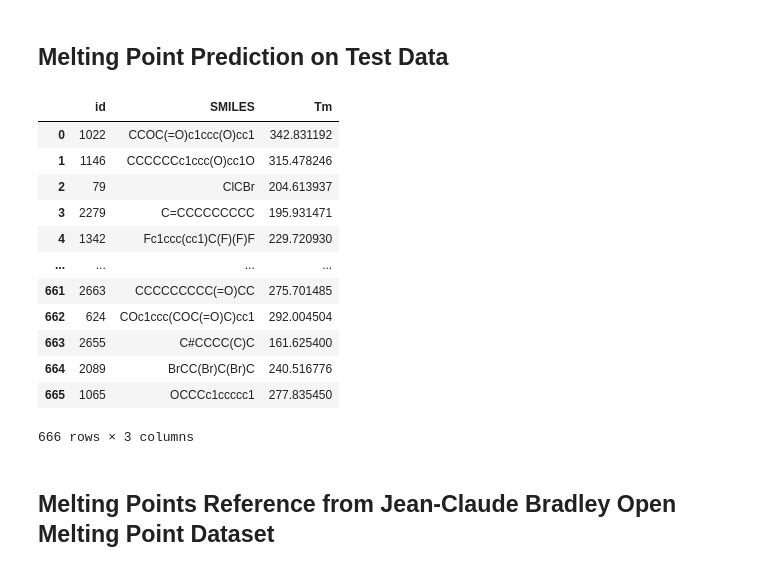
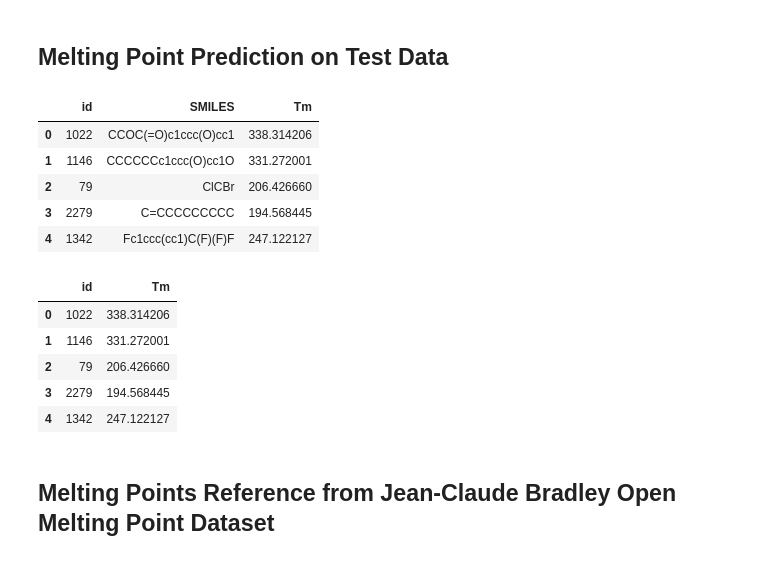
Before and after one commit to deristnoor/python, a Jupyter notebook: project/Data Science & Machine Learning/Melting Points/melting_points.ipynb, the cells around one changed output. Drawn from its saved outputs; the diff is of its cells as text; code cells hidden in the pictures.

```diff
--- a/project/Data Science & Machine Learning/Melting Points/melting_points.ipynb
+++ b/project/Data Science & Machine Learning/Melting Points/melting_points.ipynb
@@ -1004,5 +1010,6 @@ print(f"Best parameters: {best_params}")
 # %%
 final_model = CatBoostRegressor(
+    allow_writing_files=False,
     loss_function="MAE",
     eval_metric="MAE",
     iterations=2000,
@@ -1095,24 +1102,27 @@ combined_test_sample
 X_test_sample = combined_test_sample.drop(columns=['id','SMILES'])
 pred_test_sample = final_model.predict(X_test_sample)
 
-submission = test_sample[['id','SMILES']].copy()
-submission['Tm'] = pred_test_sample
+submission_test = test_sample[['id','SMILES']].copy()
+submission_test['Tm'] = pred_test_sample
+submission_test.head()
+# %% [output]
+|  | id | SMILES | Tm |
+| 0 | 1022 | CCOC(=O)c1ccc(O)cc1 | 338.314206 |
+| 1 | 1146 | CCCCCCc1ccc(O)cc1O | 331.272001 |
+| 2 | 79 | ClCBr | 206.426660 |
+| 3 | 2279 | C=CCCCCCCCC | 194.568445 |
+| 4 | 1342 | Fc1ccc(cc1)C(F)(F)F | 247.122127 |
 # %%
-submission
+submission = submission_test[['id', 'Tm']]
+submission.to_csv(path_or_buf="/Users/deris/Downloads/submission.csv", index=False)
+submission.head()
 # %% [output]
-|  | id | SMILES | Tm |
-| 0 | 1022 | CCOC(=O)c1ccc(O)cc1 | 342.831192 |
-| 1 | 1146 | CCCCCCc1ccc(O)cc1O | 315.478246 |
-| 2 | 79 | ClCBr | 204.613937 |
-| 3 | 2279 | C=CCCCCCCCC | 195.931471 |
-| 4 | 1342 | Fc1ccc(cc1)C(F)(F)F | 229.720930 |
-| ... | ... | ... | ... |
-| 661 | 2663 | CCCCCCCCC(=O)CC | 275.701485 |
-| 662 | 624 | COc1ccc(COC(=O)C)cc1 | 292.004504 |
-| 663 | 2655 | C#CCCC(C)C | 161.625400 |
-| 664 | 2089 | BrCC(Br)C(Br)C | 240.516776 |
-| 665 | 1065 | OCCCc1ccccc1 | 277.835450 |
+|  | id | Tm |
+| 0 | 1022 | 338.314206 |
+| 1 | 1146 | 331.272001 |
+| 2 | 79 | 206.426660 |
+| 3 | 2279 | 194.568445 |
+| 4 | 1342 | 247.122127 |
-666 rows × 3 columns
 # %% [markdown]
 ## Melting Points Reference from Jean-Claude Bradley Open Melting Point Dataset
 # %%
```
Also changed, not shown: parts of 11 cells of this notebook.
